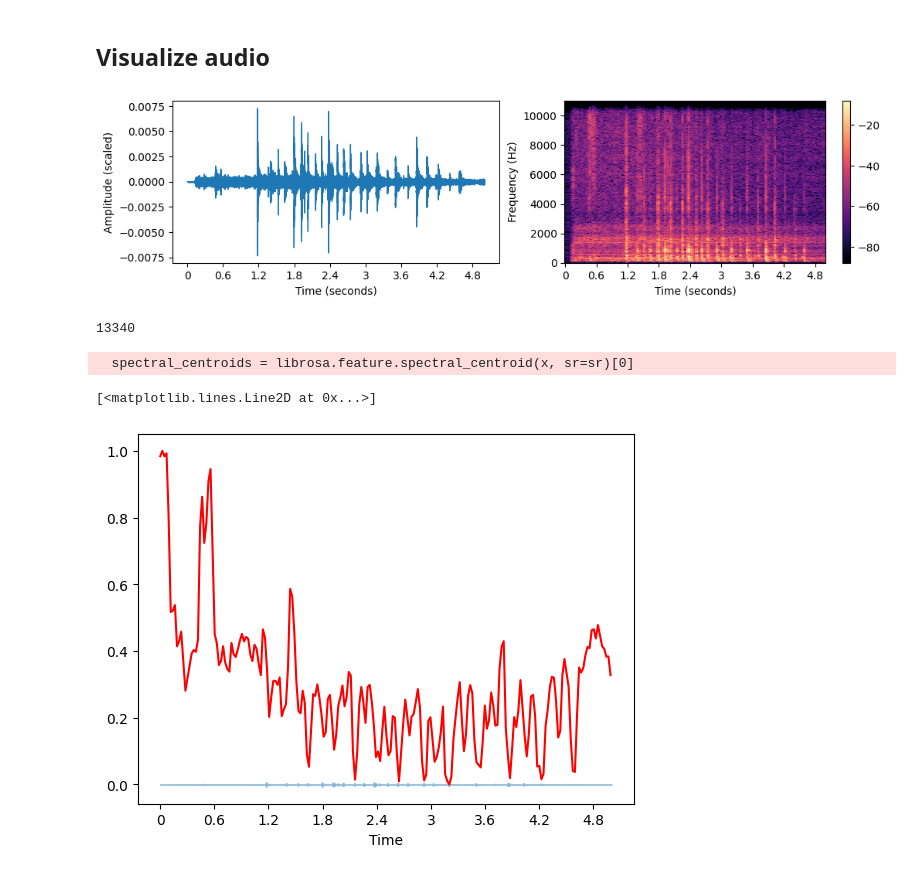
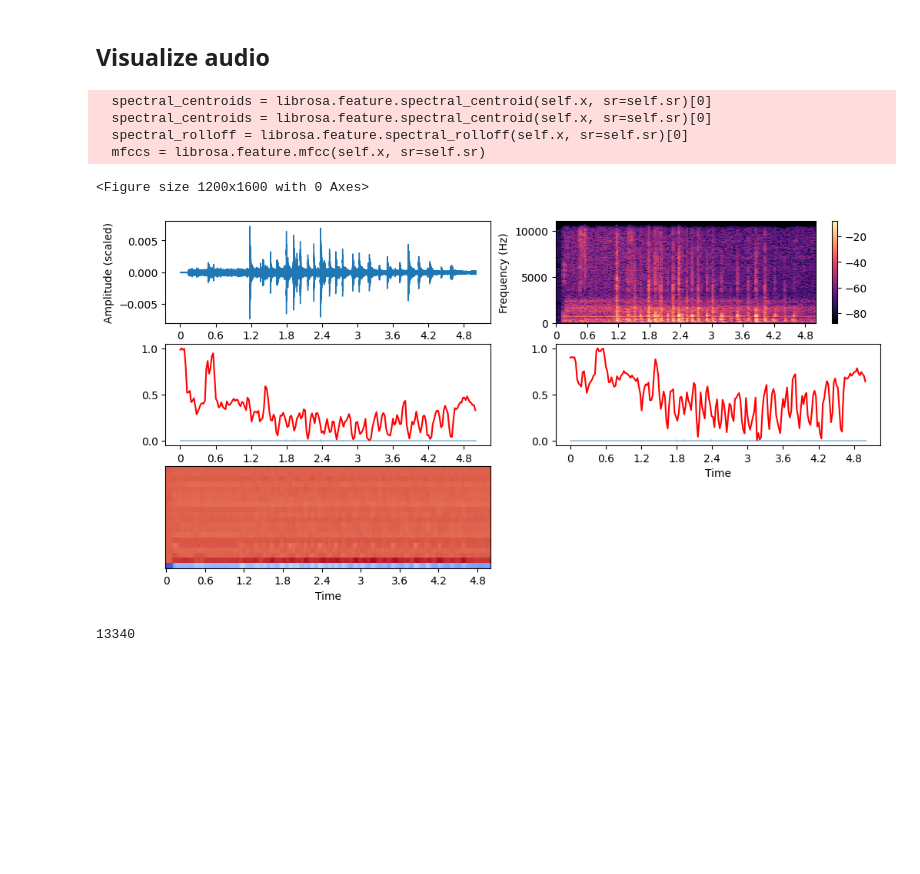
Before and after one commit to masumbillah74/controlpoint, a Jupyter notebook: read_audio.ipynb, the cells around one changed output. Saved outputs shown, nothing was run; the diff lists cells and outputs as text; code cells hidden in the pictures; blank space fills up the shorter version.

```diff
--- a/read_audio.ipynb
+++ b/read_audio.ipynb
@@ -111,39 +143,38 @@ Recording done! Saved as %s test.wav
 # %% [markdown]
 ## Visualize audio
 # %%
+plt.figure(figsize=(12, 16))
+
 visual = Visualize()
 
 filename = "test.wav"
 visual.load_file(filename)
 
-plt.subplot(2,2,1)
+plt.subplot(5,2,1)
 visual.show_wave()
 
-plt.subplot(2,2,2)
+plt.subplot(5,2,2)
 visual.show_spec()
+
+
+plt.subplot(5,2,3)
+visual.show_spectral_centroid()
+
+plt.subplot(5,2,4)
+visual.show_spectral_rolloff()
+
+plt.subplot(5,2,5)
+visual.show_mfcc()
 # %% [output]
+  spectral_centroids = librosa.feature.spectral_centroid(self.x, sr=self.sr)[0]
+  spectral_centroids = librosa.feature.spectral_centroid(self.x, sr=self.sr)[0]
+  spectral_rolloff = librosa.feature.spectral_rolloff(self.x, sr=self.sr)[0]
+  mfccs = librosa.feature.mfcc(self.x, sr=self.sr)
+<Figure size 1200x1600 with 0 Axes>
-[figure, old version]
+[figure, new version]
 # %%
 x, sr = librosa.load(filename)
 zero_crossings = librosa.zero_crossings(x, pad=False)
 print(sum(zero_crossings))
 # %% [output]
 13340
-# %%
-#spectral centroid -- centre of mass -- weighted mean of the frequencies present in the sound
-import sklearn
-spectral_centroids = librosa.feature.spectral_centroid(x, sr=sr)[0]
-spectral_centroids.shape
-# Computing the time variable for visualization
-frames = range(len(spectral_centroids))
-t = librosa.frames_to_time(frames)
-# Normalising the spectral centroid for visualisation
-def normalize(x, axis=0):
-    return sklearn.preprocessing.minmax_scale(x, axis=axis)
-#Plotting the Spectral Centroid along the waveform
-librosa.display.waveshow(x, sr=sr, alpha=0.4)
-plt.plot(t, normalize(spectral_centroids), color='r')
-# %% [output]
-  spectral_centroids = librosa.feature.spectral_centroid(x, sr=sr)[0]
-[<matplotlib.lines.Line2D at 0x...>]
-[figure, removed]
```
Also changed, not shown: parts of 1 cell of this notebook, 1 other file.
